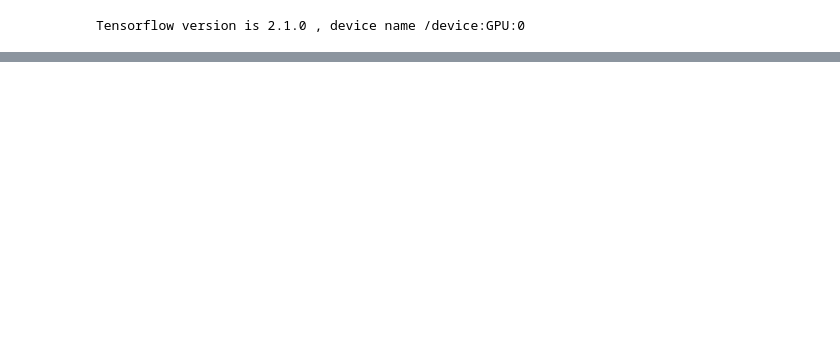
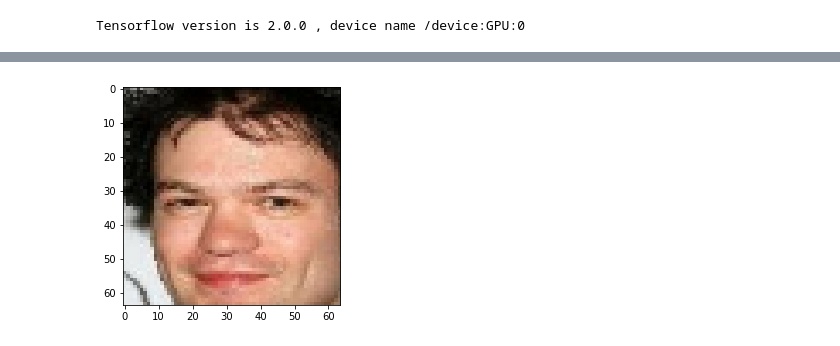
Before and after one commit to jakub-tomczak/FaceGenerator, a Jupyter notebook: FaceRepresentation.ipynb, the cells around one changed output, grey strips where cells are left out. Cells and saved outputs as stored; diff of their text form; code cells hidden in the pictures; blank space fills up the shorter version.

```diff
--- a/FaceRepresentation.ipynb
+++ b/FaceRepresentation.ipynb
@@ -24,15 +24,24 @@ import time
 
 print("Tensorflow version is", tf.__version__, ", device name", tf.test.gpu_device_name())
 
-batch_size = 1024
+batch_size = 2048
 image_size = (64, 64)
 if not os.path.exists('./embedding'):
     os.makedirs('./embedding')
 # %% [output]
-Tensorflow version is 2.1.0 , device name /device:GPU:0
+Tensorflow version is 2.0.0 , device name /device:GPU:0
 # %%
-def prepare_embeddings_from_batch(batch, output_type=tf.float32):
+attributes_subset = [
+        'Attractive', 'Bald', 'Bangs',
+        'Big_Nose', 'Heavy_Makeup', 'Blond_Hair',
+        'Male', 'Smiling', 'Young', 'Straight_Hair'
+]
+
+def prepare_embeddings_from_batch(batch, output_type=tf.float32, attributes_subset = None):
     imgs, attributes = batch
+
+    if attributes_subset is not None:
+        attributes = {key: attributes[key] for key in attributes if key in attributes_subset}
     embeddings = tf.stack(list(attributes.values()))
     embeddings = tf.transpose(embeddings)
     embeddings = tf.cast(embeddings, dtype=output_type)
@@ -40,6 +49,7 @@ def prepare_embeddings_from_batch(batch, output_type=tf.float32):
 
 def process_image(img, image_shape):
     img = tf.cast(img, tf.float32)/127.5-1 # IMPORTANT, image's pixels are in the range <-1, 1>
+    img = img[50:(218-50), 40:(178-40)] # crop
     img = tf.image.resize(img, image_shape)
     return img
 
@@ -54,7 +64,7 @@ def convert_from_output_to_image(images):
 def display_image_from_dataset(data):
     for batch in data.take(1):
         image, attributes = batch
-        img_ = image
+        img_ = convert_from_output_to_image(image[0])
         plt.imshow(img_)
         print(img_.shape, np.min(img_), np.max(img_))
 
@@ -103,3 +113,6 @@ test_data = load_dataset(image_size, split=tfds.Split.TEST)
 
 train_count = 162770
 test_count = 19962
+
+display_image_from_dataset(train_data)
+# %% [output]
@@ -106,3 +126,4 @@ test_count = 19962
+[figure, added]
 # %%
 kernel_size = 2
 strides = 2
```
Also changed, not shown: parts of 7 cells of this notebook.
